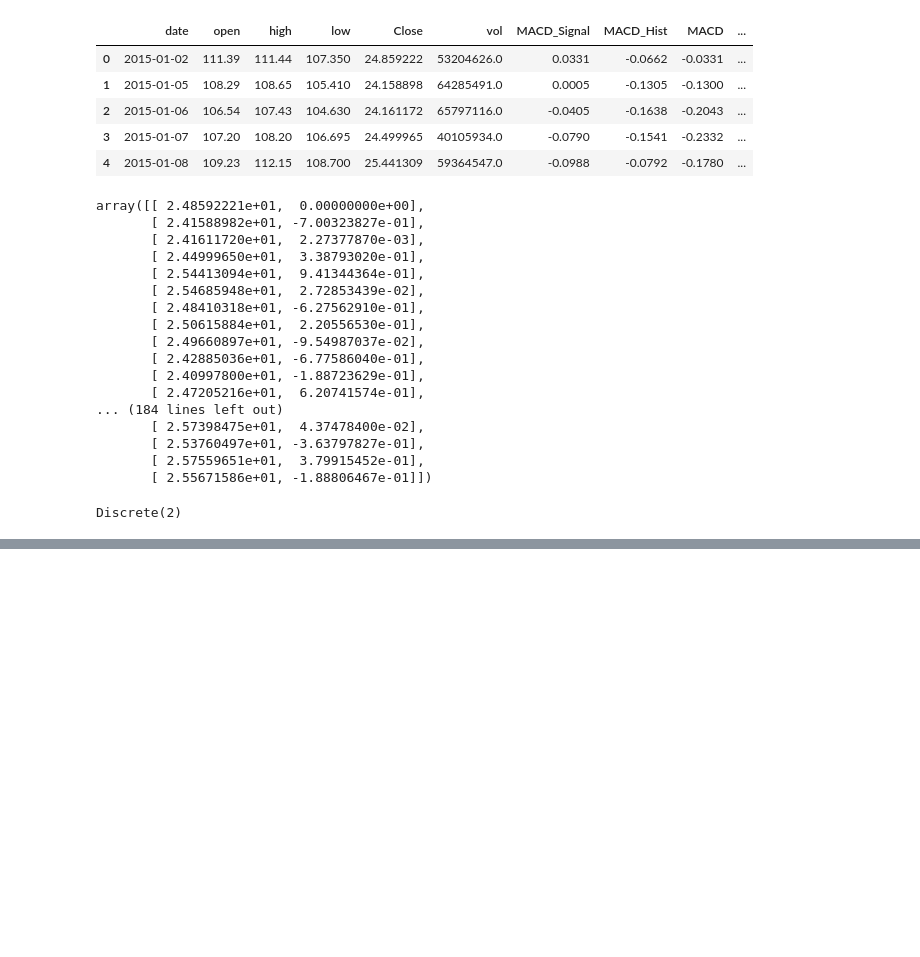
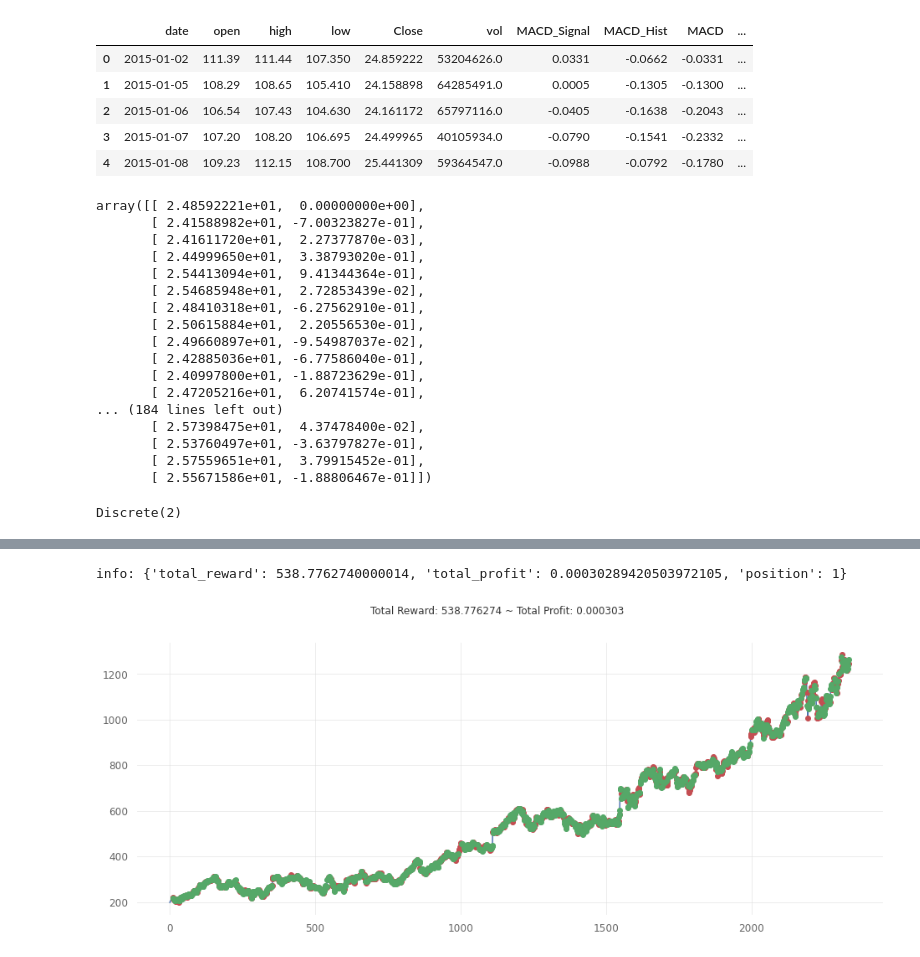
Before and after one commit to purpleyoung/Capston.3-Reinforcement-Learning-Using-Actor-Critic-Method-On-Stocks, a Jupyter notebook: training_pipeline.ipynb, the cells around one changed output, grey strips where cells are left out. Cells and saved outputs as stored; diff of their text form; code cells hidden in the pictures; blank space fills up the shorter version.

```diff
--- a/training_pipeline.ipynb
+++ b/training_pipeline.ipynb
@@ -136,0 +161,23 @@ info {'total_reward': 0.4400956839999992, 'total_profit': 0.9491004128011261, 'p
+# %%
+
+
+df = gym_anytrading.datasets.STOCKS_GOOGL.copy()
+
+window_size = 10
+start_index = window_size
+end_index = len(df)
+
+env_maker = lambda: gym.make(
+    'stocks-v0',
+    df = df,
+    window_size = window_size,
+    frame_bound = (start_index, end_index)
+)
+
+env = DummyVecEnv([env_maker])
+# %%
+
+
+policy_kwargs = dict(net_arch=[64, 'lstm', dict(vf=[128, 128, 128], pi=[64, 64])])
+model = A2C('MlpLstmPolicy', env, verbose=1, policy_kwargs=policy_kwargs)
+model.learn(total_timesteps=1000)
@@ -136,0 +203,25 @@ info {'total_reward': 0.4400956839999992, 'total_profit': 0.9491004128011261, 'p
+# %%
+env = env_maker()
+observation = env.reset()
+
+while True:
+    observation = observation[np.newaxis, ...]
+
+    # action = env.action_space.sample()
+    action, _states = model.predict(observation)
+    observation, reward, done, info = env.step(action)
+
+    # env.render()
+    if done:
+        print("info:", info)
+        break
+# %% [output]
+info: {'total_reward': 538.7762740000014, 'total_profit': 0.00030289420503972105, 'position': 1}
+# %%
+
+
+plt.figure(figsize=(16, 6))
+env.render_all()
+plt.savefig('hope.png')
+# %% [output]
+[figure, added]
```
Also changed, not shown: parts of 39 cells of this notebook.
